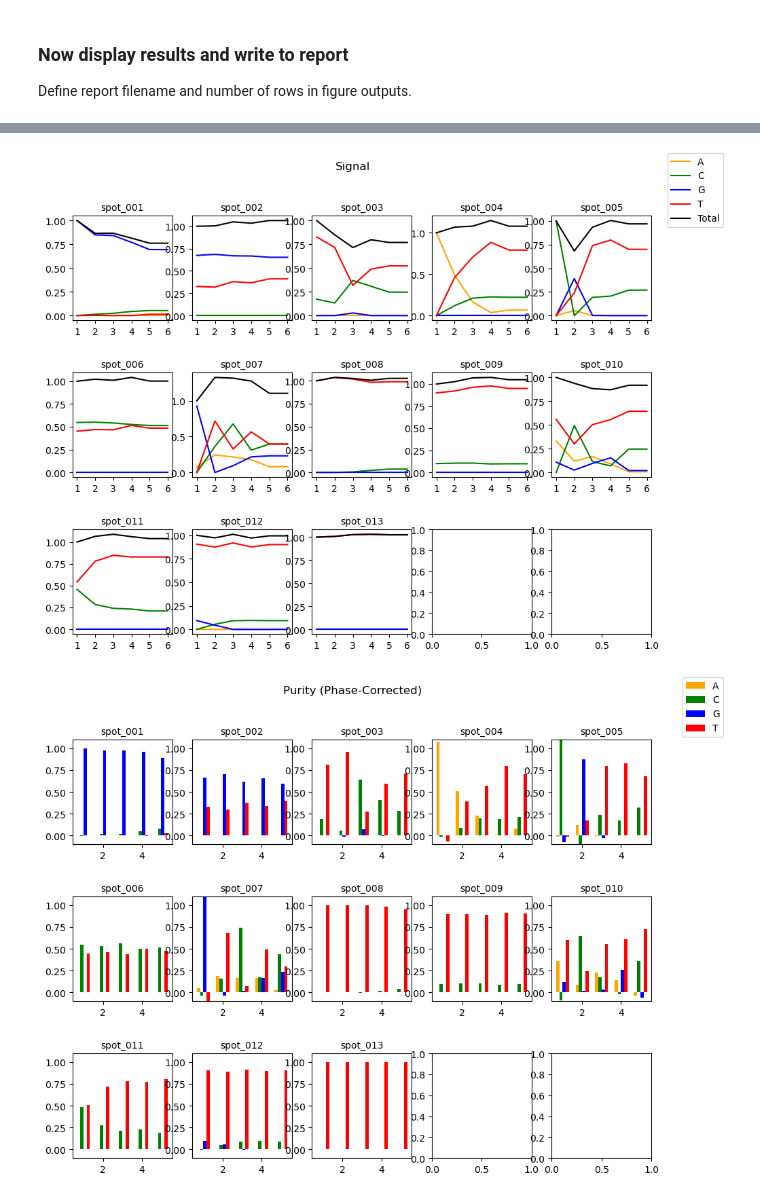
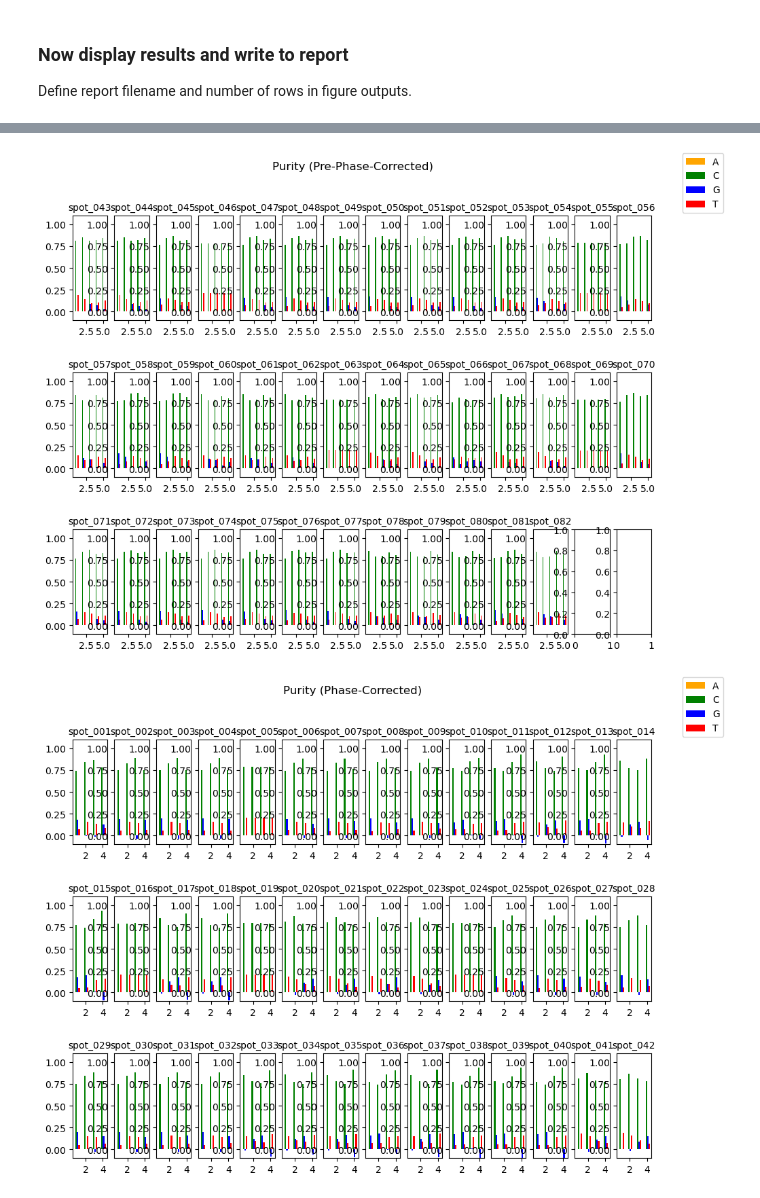
Before and after one commit to 454bio/legacy-instrument-sw, a Jupyter notebook: analysis_notebook/AnalysisNotebook.ipynb, the cells around one changed output, grey strips where cells are left out. Drawn from its saved outputs; the diff is of its cells as text; code cells hidden in the pictures.

```diff
--- a/analysis_notebook/AnalysisNotebook.ipynb
+++ b/analysis_notebook/AnalysisNotebook.ipynb
@@ -33,16 +33,19 @@ from ImageProcessing.ZionData import df_cols, extract_spot_data, csv_to_data, ad
 #input_dir_path = "C:\\Users\\ZacharyAugenfeld\\Documents\\ZionData\\20221129_1610_TS_0024_5Cycles_95Q7"
 #input_dir_path = "C:\\Users\\ZacharyAugenfeld\\Documents\\ZionData\\S0063"
 input_dir_path = "Z:\\GoogleData\\InstrumentData\\MK27_02\\20230419_2037_S0079_0001\\raws2"
+#input_dir_path = "C:\\Users\\ZacharyAugenfeld\\Documents\\ZionData\\20230404_1527_S0070_0001\\raws"
 
 # This parameter determines whether temporal difference images are used
-useDifferenceImage = False
+useDifferenceImage = True
 
 # This is the name of the UV channel
 uv_wl = "365"
 
 # This determines what type of background subtraction is used
+'''Note: bgSubtract = True has not been tested'''
 bgSubtract = False
 
+# This is if the files are .tiff instead of .tif
 useTiff = False
 
 # This was used to help with file identification
@@ -205,6 +219,9 @@ M =
 # %% [markdown]
 ## Step 3: Extract spot data and write to CSV
 # %%
+''' This is total number of cycles included in database/csv.
+    So, this should be 6 cycles if you want 5 cycles of basecalls.
+'''
 numCycles = 5
 
 csvfile = os.path.join(input_dir_path, "basecaller_spot_data.csv")
@@ -212,15 +229,7 @@ with open(csvfile, "w") as f:
     f.write(','.join(df_cols)+'\n')
 
 for new_cycle in range(1,numCycles+1):
+    print(f"Extracting data from cycle {new_cycle}...")
     currImageSet = get_imageset_from_cycle(new_cycle, input_dir_path, uv_wl, useDifferenceImage, useTiff=useTiff)
-    print(currImageSet.cycle)
     spot_data = extract_spot_data(currImageSet, spot_labels, csvFileName=csvfile)
-
-#needed to spoof 6 cycles collected for analysis
-new_cycle = numCycles+1
-currImageSet = get_imageset_from_cycle(new_cycle-1, input_dir_path, uv_wl, useDifferenceImage, useTiff=useTiff)
-currImageSet.cycle = new_cycle
-print(currImageSet.cycle)
-spot_data = extract_spot_data(currImageSet, spot_labels, csvFileName=csvfile)
-numCycles += 1
 # %% [output]
@@ -265,38 +273,37 @@ basecall_pd_post.to_csv(os.path.join(input_dir_path, "basecaller_output_data_pos
 ### Now display results and write to report
 Define report filename and number of rows in figure outputs.
 # %%
-#Quadrant 1:
-#spots_to_show = \
-#[45,46,47,48,
-# 54,55,56,57,
-# 63,64,65,66,
-# 68,69,70,71,
-# 77,78,79,80,
-#]
-
-#exc = [1,2,3,4,10,17,20,21,22,23,25,30,32,34,39,46,63,68,70,71,72,74,76,77,78,81,82,
-#      19,28,37,44,53,61,54,62,]
-#spots_to_show =[5,11,12,15,29,42,67,80]
-spots_to_show = list(range(1,14))
-
 # You can name report file here:
 reportfile = os.path.join(input_dir_path, "report.txt")
 
+''' User settings for visualization
+    If to_exclude_from_visualization is None, all spots are shown.
+    figNumPages is the number of pages of figures.
+    figNumRows is the number of rows of plots per page.
+
+'''
+to_exclude_from_visualization = [1,2,3,4,10,17,20,21,22,23,25,30,]#32,34,39,46,63,68,70,71,72,74,76,77,78,81,82,19,28,37,44,53,61,54,62,]
+to_exclude_from_visualization = None
+
 figNumRows = 3
-figNumPages = 1
+figNumPages = 2
+showLabels = False
+showSignal = False
+
+
+#### DO NOT EDIT BELOW THIS LINE ####
 
 #TODO: spot name lookup table
-#spotlist_to_show = []
-#for s in range(1,83):
-#    if s not in exc:
-#        spotlist_to_show.append(spotlist[s-1])
-spotlist_to_show = [spotlist[s-1] for s in spots_to_show]
-print(f"spotlist={spotlist}")
-print(f"spotlist_to_show = {spotlist_to_show}")
+spotlist_to_show = []
+for s in range(1,83):
+    if to_exclude_from_visualization is None or s not in to_exclude_from_visualization:
+        spotlist_to_show.append(spotlist[s-1])
 
-#### DO NOT EDIT BELOW THIS LINE ####
-f1, f2 = display_signals(signal_pre_basecall, spotlist, numCycles, show_spots = spotlist_to_show, numRows=figNumRows, numPages=figNumPages, preOrPost="pre", labels=False)
-f3, f4 = display_signals(signal_post_basecall, spotlist, numCycles-1, show_spots = spotlist_to_show, numRows=figNumRows, numPages=figNumPages, preOrPost="post", labels=False)
+#When list of spots is given (instead of list of exclusions), use following line:
+#spotlist_to_show = [spotlist[s-1] for s in spots_to_show]
+
+f1, f2 = display_signals(signal_pre_basecall, spotlist, numCycles, show_spots = spotlist_to_show, numRows=figNumRows, numPages=figNumPages, preOrPost="pre", labels=False, noSignal = not showSignal)
+f3, f4 = display_signals(signal_post_basecall, spotlist, numCycles-1, show_spots = spotlist_to_show, numRows=figNumRows, numPages=figNumPages, preOrPost="post", labels=False, noSignal = not showSignal)
 
 for f_idx, f in enumerate(f1):
     f.savefig(os.path.join(input_dir_path, f"Purity Pre-Phase {f_idx+1}.png"), dpi=300)
@@ -351,2 +341,2 @@ page = 0, s_idx = 12
-[figure, old version]
+[figure, new version]
-[figure, old version]
+[figure, new version]
```
Also changed, not shown: parts of 6 cells of this notebook, 1 other file.
